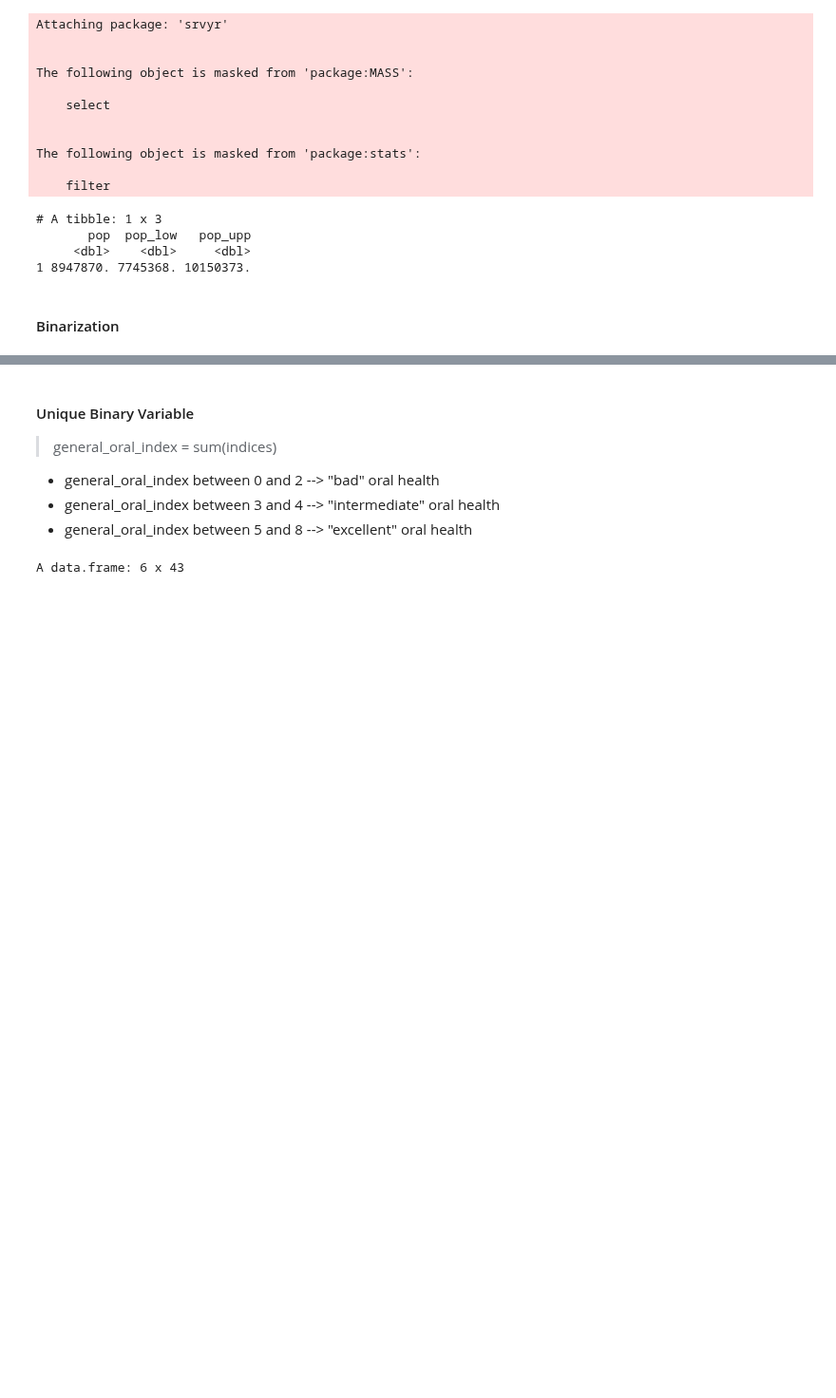
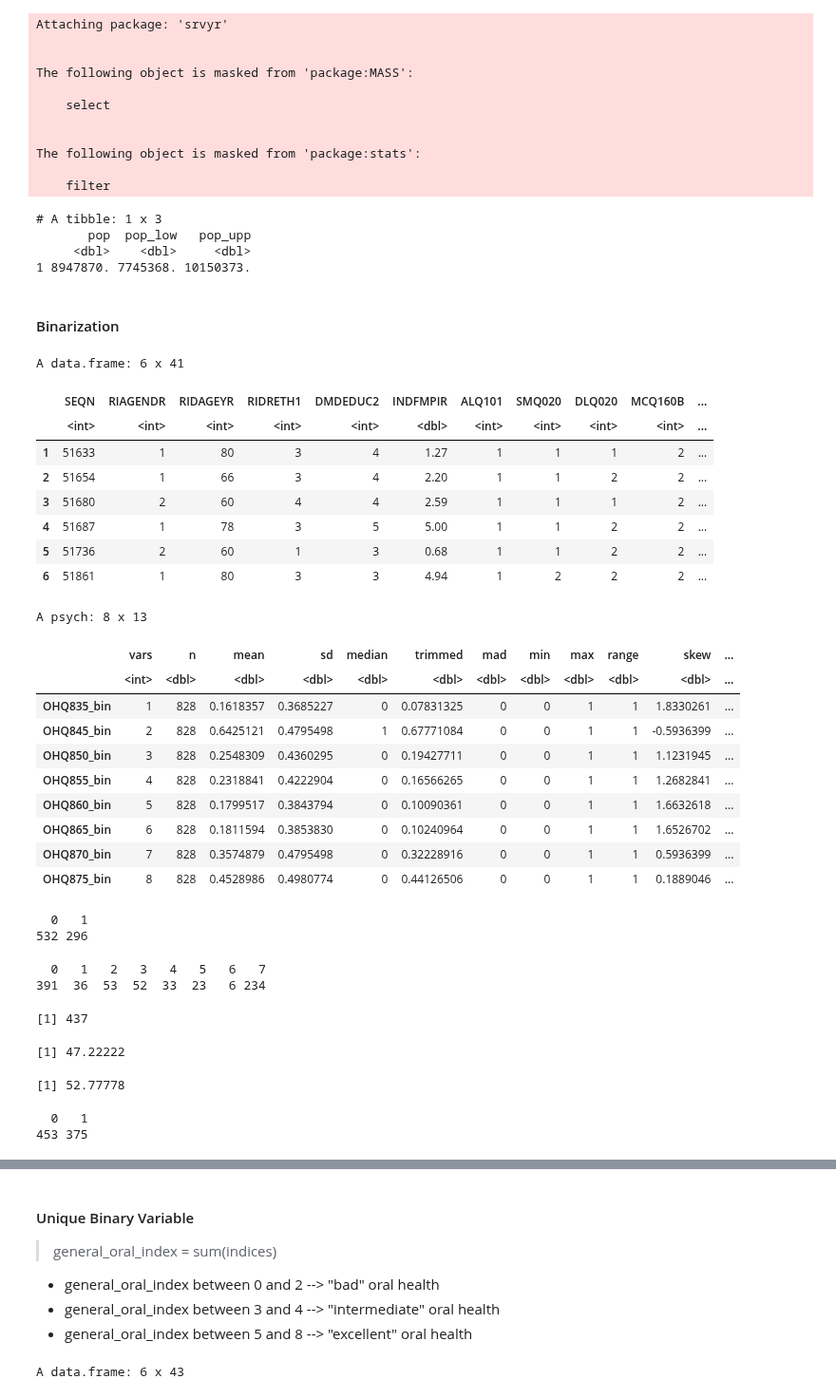
Before and after one commit to silvano315/Med-Physics, a Jupyter notebook: notebooks/NHANES_global_oral_health.ipynb, the cells around one changed output, grey strips where cells are left out. Shown at 95% size. Cells and saved outputs as stored; diff of their text form; code cells hidden in the pictures; blank space fills up the shorter version.

```diff
--- a/notebooks/NHANES_global_oral_health.ipynb
+++ b/notebooks/NHANES_global_oral_health.ipynb
@@ -1458,0 +1707,13 @@ A data.frame: 6 x 33
+# %%
+three_features = TRUE
+
+if (three_features == TRUE) {
+   df_path = "/Users/silvanoquarto/Desktop/LAVORO/MEDICAL_PHYSICS/Med-Physics/data/NHANES/df_oral_health_09_14_3_features.csv"
+} else {
+   df_path = "/Users/silvanoquarto/Desktop/LAVORO/MEDICAL_PHYSICS/Med-Physics/data/NHANES/df_oral_health_09_14.csv"
+}
+
+df <- read.csv(df_path,
+              stringsAsFactors = TRUE)
+
+head(df)
@@ -1591,26 +1862,72 @@ The following object is masked from 'package:stats':
 # %%
 # First approach: Binarization of variables
 
 df_binary <- df %>%
   mutate(
     # (1=Yes, 2=No)
     OHQ835_bin = ifelse(OHQ835 == 1, 1, 0),
     OHQ850_bin = ifelse(OHQ850 == 1, 1, 0),
     OHQ855_bin = ifelse(OHQ855 == 1, 1, 0),
     OHQ860_bin = ifelse(OHQ860 == 1, 1, 0),
     OHQ865_bin = ifelse(OHQ865 == 1, 1, 0),
 
     # Ordinal variable (1-5, where 1 is "Excellent")
     OHQ845_bin = ifelse(OHQ845 >= 4, 0, 1),
 
     # Continous variables (0-7 days)
-    OHQ870_bin = ifelse(OHQ870 >= 3, 1, 0),  # ≥3 days a week = regular usage
-    OHQ875_bin = ifelse(OHQ875 >= 3, 1, 0)   # ≥3 days a week = regular usage
+    OHQ870_bin = ifelse(OHQ870 >= 4, 1, 0),  # ≥4 days a week = regular usage
+    OHQ875_bin = ifelse(OHQ875 >= 4, 1, 0)   # ≥4 days a week = regular usage
   )
 
 binary_vars <- c("OHQ835_bin", "OHQ845_bin", "OHQ850_bin", "OHQ855_bin",
                  "OHQ860_bin", "OHQ865_bin", "OHQ870_bin", "OHQ875_bin")
 #df_binary[binary_vars] <- lapply(df_binary[binary_vars], function(x) factor(x, levels = c(0, 1), labels = c("0", "1")))
 
 head(df_binary)
 describe(df_binary[binary_vars])
+# %% [output]
+A data.frame: 6 x 41
+|  | SEQN | RIAGENDR | RIDAGEYR | RIDRETH1 | DMDEDUC2 | INDFMPIR | ALQ101 | SMQ020 | DLQ020 | MCQ160B | ... |
+|  | <int> | <int> | <int> | <int> | <int> | <dbl> | <int> | <int> | <int> | <int> | ... |
+| 1 | 51633 | 1 | 80 | 3 | 4 | 1.27 | 1 | 1 | 1 | 2 | ... |
+| 2 | 51654 | 1 | 66 | 3 | 4 | 2.20 | 1 | 1 | 2 | 2 | ... |
+| 3 | 51680 | 2 | 60 | 4 | 4 | 2.59 | 1 | 1 | 1 | 2 | ... |
+| 4 | 51687 | 1 | 78 | 3 | 5 | 5.00 | 1 | 1 | 2 | 2 | ... |
+| 5 | 51736 | 2 | 60 | 1 | 3 | 0.68 | 1 | 1 | 2 | 2 | ... |
+| 6 | 51861 | 1 | 80 | 3 | 3 | 4.94 | 1 | 2 | 2 | 2 | ... |
+A psych: 8 x 13
+|  | vars | n | mean | sd | median | trimmed | mad | min | max | range | skew | ... |
+|  | <int> | <dbl> | <dbl> | <dbl> | <dbl> | <dbl> | <dbl> | <dbl> | <dbl> | <dbl> | <dbl> | ... |
+| OHQ835_bin | 1 | 828 | 0.1618357 | 0.3685227 | 0 | 0.07831325 | 0 | 0 | 1 | 1 | 1.8330261 | ... |
+| OHQ845_bin | 2 | 828 | 0.6425121 | 0.4795498 | 1 | 0.67771084 | 0 | 0 | 1 | 1 | -0.5936399 | ... |
+| OHQ850_bin | 3 | 828 | 0.2548309 | 0.4360295 | 0 | 0.19427711 | 0 | 0 | 1 | 1 | 1.1231945 | ... |
+| OHQ855_bin | 4 | 828 | 0.2318841 | 0.4222904 | 0 | 0.16566265 | 0 | 0 | 1 | 1 | 1.2682841 | ... |
+| OHQ860_bin | 5 | 828 | 0.1799517 | 0.3843794 | 0 | 0.10090361 | 0 | 0 | 1 | 1 | 1.6632618 | ... |
+| OHQ865_bin | 6 | 828 | 0.1811594 | 0.3853830 | 0 | 0.10240964 | 0 | 0 | 1 | 1 | 1.6526702 | ... |
+| OHQ870_bin | 7 | 828 | 0.3574879 | 0.4795498 | 0 | 0.32228916 | 0 | 0 | 1 | 1 | 0.5936399 | ... |
+| OHQ875_bin | 8 | 828 | 0.4528986 | 0.4980774 | 0 | 0.44126506 | 0 | 0 | 1 | 1 | 0.1889046 | ... |
+# %%
+table(df_binary$OHQ870_bin)
+# %% [output]
+  0   1
+532 296
+# %%
+table(df_binary$OHQ870)
+# %% [output]
+  0   1   2   3   4   5   6   7
+391  36  53  52  33  23   6 234
+# %%
+sum(table(df_binary$OHQ870[df_binary$OHQ870!= 0]))
+# %% [output]
+[1] 437
+# %%
+391/sum(table(df_binary$OHQ870)) *100
+437/sum(table(df_binary$OHQ870)) *100
+# %% [output]
+[1] 47.22222
+[1] 52.77778
+# %%
+table(df_binary$OHQ875_bin)
+# %% [output]
+  0   1
+453 375
```
Also changed, not shown: parts of 17 cells of this notebook.
